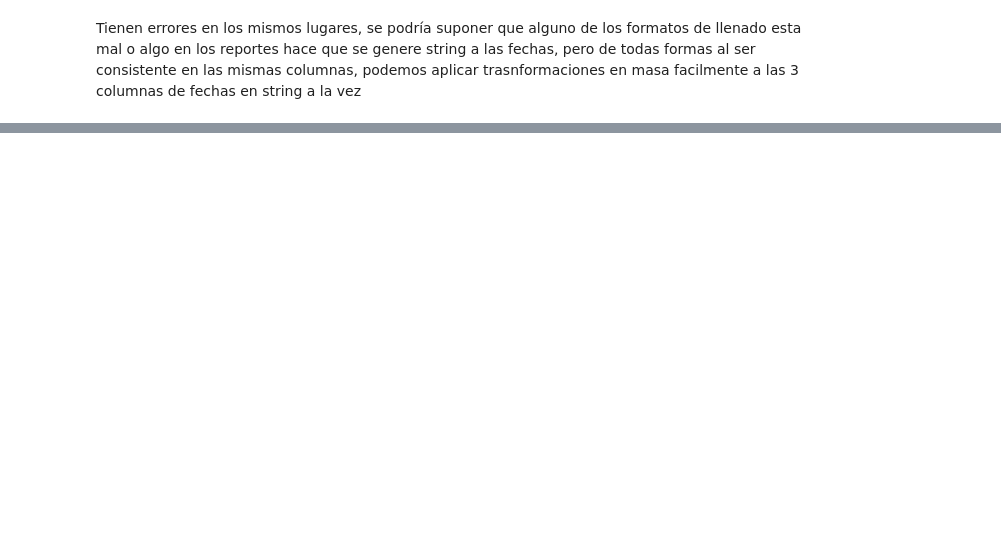
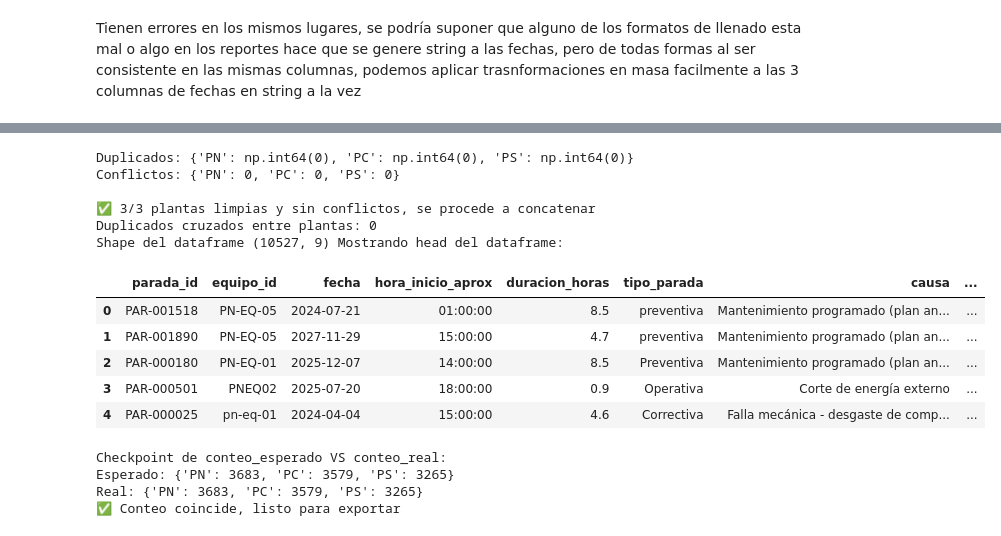
Before and after one commit to josue789a/Mineria-simulacion-v2, a Jupyter notebook: notebooks/Exploracion1.ipynb, the cells around one changed output, grey strips where cells are left out. Saved outputs shown, nothing was run; the diff lists cells and outputs as text; code cells hidden in the pictures; blank space fills up the shorter version.

```diff
--- a/notebooks/Exploracion1.ipynb
+++ b/notebooks/Exploracion1.ipynb
@@ -681,0 +548,16 @@ dtype: object
+# %%
+# ============================================================
+# 1) CONTRATO: qué tipo de dato espero en cada columna (a mano)
+# ============================================================
+esquema_paradas = {
+    'fecha':                 'fecha',
+    'hora_inicio_aprox':     'hora',
+    'costo_estimado_soles':  'decimal',
+    'causa':                 'categorico',
+    'duracion_horas':        'decimal',
+    'tipo_parada':           'categorico',
+    'equipo_id':             'categorico',
+}
+fact_paradas_PC = orquestar_transformaciones_cols(fact_paradas_PC, esquema_paradas)
+fact_paradas_PS = orquestar_transformaciones_cols(fact_paradas_PS, esquema_paradas)
+fact_paradas_PN = orquestar_transformaciones_cols(fact_paradas_PN, esquema_paradas)
@@ -681,0 +657,60 @@ dtype: object
+# %%
+# 1) Agregar trazabilidad de planta
+for planta, df in fact_paradas_limpios.items():
+    df['planta'] = planta
+
+# 2) Verificación 3/3 completa (duplicados + conflictos en los 3 dataframes)
+duplicados_por_planta_paradas = {p: df.duplicated().sum() for p, df in fact_paradas_limpios.items()}
+conflictos_por_planta_paradas = {p: len(df) for p, df in fact_paradas_conflictivos.items()}
+
+todo_ok_paradas = all(v == 0 for v in duplicados_por_planta_paradas.values()) and \
+                   all(v == 0 for v in conflictos_por_planta_paradas.values())
+
+print("Duplicados:", duplicados_por_planta_paradas)
+print("Conflictos:", conflictos_por_planta_paradas)
+
+if not todo_ok_paradas:
+    raise RuntimeError(
+        f"❌ Revisar antes de concatenar. Duplicados: {duplicados_por_planta_paradas} | "
+        f"Conflictos: {conflictos_por_planta_paradas}"
+    )
+
+print("\n✅ 3/3 plantas limpias y sin conflictos, se procede a concatenar")
+fact_paradas_final = pd.concat(fact_paradas_limpios.values(), ignore_index=True)
+
+# 3) Chequeo de duplicados cruzados entre plantas (parada_id es la clave única real de esta tabla)
+dup_cruzados_paradas = fact_paradas_final.duplicated(subset=['parada_id']).sum()
+if dup_cruzados_paradas > 0:
+    raise RuntimeError(f"❌ {dup_cruzados_paradas} duplicados cruzados entre plantas -- revisar antes de exportar")
+print(f"Duplicados cruzados entre plantas: {dup_cruzados_paradas}")
+
+print('Shape del dataframe', fact_paradas_final.shape, 'Mostrando head del dataframe:')
+display(fact_paradas_final.head())
+
+# 4) Checkpoint final: el conteo por planta debe coincidir con el tamaño de fact_paradas_limpios original
+conteo_esperado_paradas = {p: len(df) for p, df in fact_paradas_limpios.items()}
+conteo_real_paradas = fact_paradas_final['planta'].value_counts().to_dict()
+
+print('Checkpoint de conteo_esperado VS conteo_real:')
+print("Esperado:", conteo_esperado_paradas)
+print("Real:", conteo_real_paradas)
+
+assert conteo_esperado_paradas == conteo_real_paradas, "❌ El conteo no coincide, revisar antes de exportar"
+print("✅ Conteo coincide, listo para exportar")
+# %% [output]
+Duplicados: {'PN': np.int64(0), 'PC': np.int64(0), 'PS': np.int64(0)}
+Conflictos: {'PN': 0, 'PC': 0, 'PS': 0}
+
+✅ 3/3 plantas limpias y sin conflictos, se procede a concatenar
+Duplicados cruzados entre plantas: 0
+Shape del dataframe (10527, 9) Mostrando head del dataframe:
+|  | parada_id | equipo_id | fecha | hora_inicio_aprox | duracion_horas | tipo_parada | causa | ... |
+| 0 | PAR-001518 | PN-EQ-05 | 2024-07-21 | 01:00:00 | 8.5 | preventiva | Mantenimiento programado (plan an... | ... |
+| 1 | PAR-001890 | PN-EQ-05 | 2027-11-29 | 15:00:00 | 4.7 | preventiva | Mantenimiento programado (plan an... | ... |
+| 2 | PAR-000180 | PN-EQ-01 | 2025-12-07 | 14:00:00 | 8.5 | Preventiva | Mantenimiento programado (plan an... | ... |
+| 3 | PAR-000501 | PNEQ02 | 2025-07-20 | 18:00:00 | 0.9 | Operativa | Corte de energía externo | ... |
+| 4 | PAR-000025 | pn-eq-01 | 2024-04-04 | 15:00:00 | 4.6 | Correctiva | Falla mecánica - desgaste de comp... | ... |
+Checkpoint de conteo_esperado VS conteo_real:
+Esperado: {'PN': 3683, 'PC': 3579, 'PS': 3265}
+Real: {'PN': 3683, 'PC': 3579, 'PS': 3265}
+✅ Conteo coincide, listo para exportar
```
Also changed, not shown: parts of 18 cells of this notebook, 2 other files.
